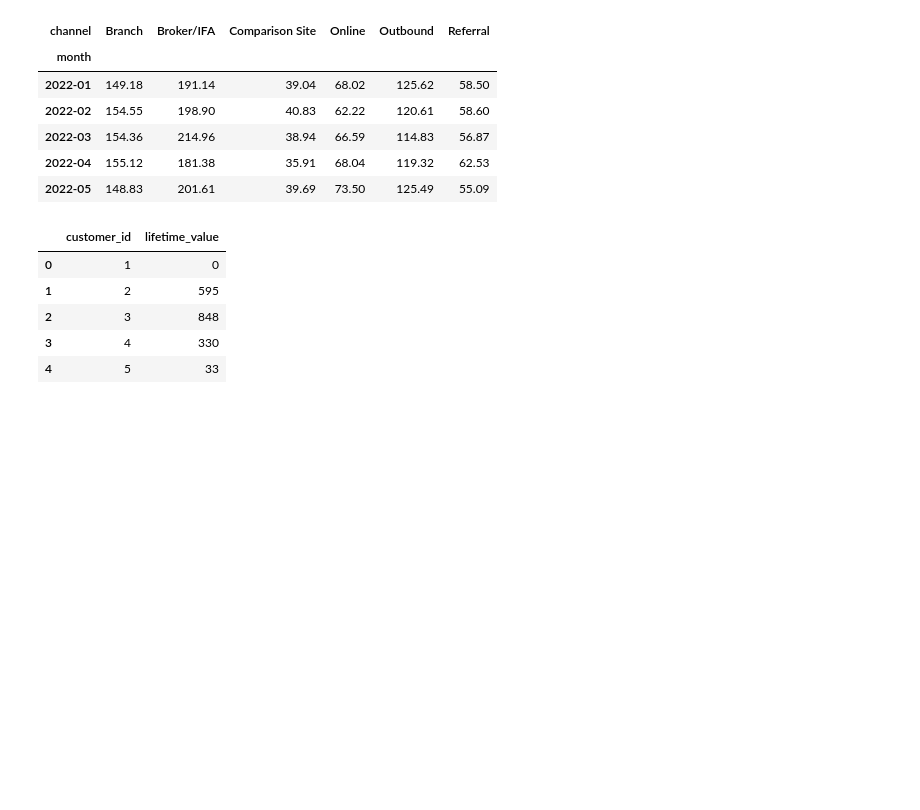
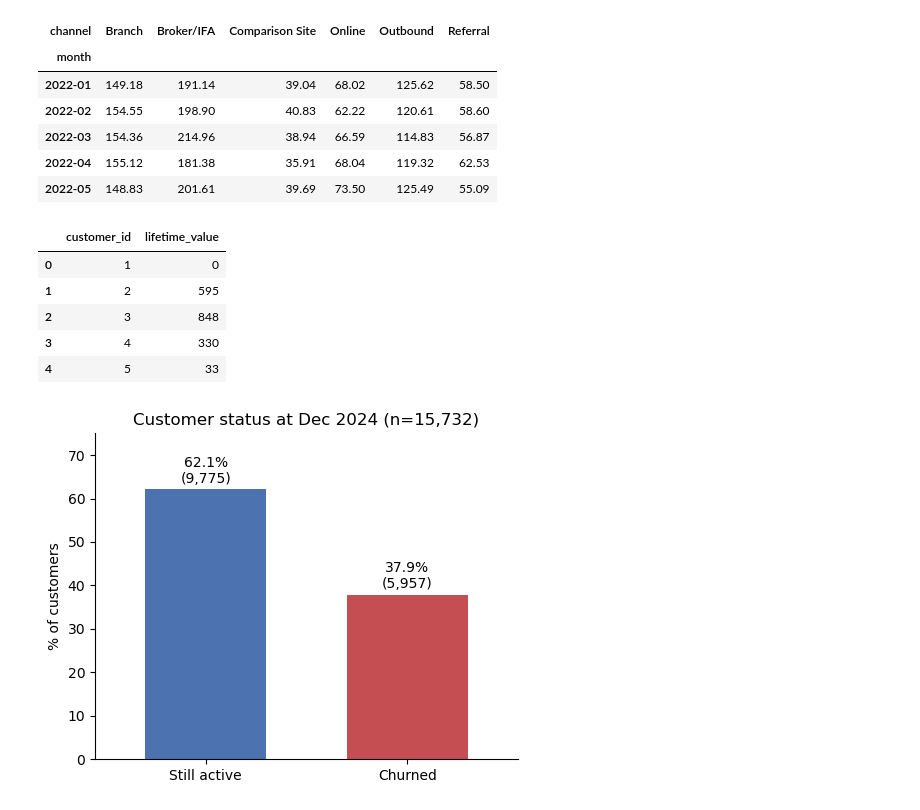
Before and after one commit to oum4r/Moneycraft-G2, a Jupyter notebook: Moneycraft_G2.ipynb, the cells around one changed output. Drawn from its saved outputs; the diff is of its cells as text; code cells hidden in the pictures; blank space fills up the shorter version.

```diff
--- a/Moneycraft_G2.ipynb
+++ b/Moneycraft_G2.ipynb
@@ -72,3 +72,25 @@ df_LTV.head()
 | 2 | 3 | 848 |
 | 3 | 4 | 330 |
 | 4 | 5 | 33 |
+# %%
+import matplotlib.pyplot as plt
+
+END = df_acc['month'].max()
+last = df_acc.groupby('customer_id')['month'].max()
+status = (last < END).map({True: 'Churned', False: 'Still active'})
+
+counts = status.value_counts()
+prop = counts / counts.sum() * 100
+
+fig, ax = plt.subplots(figsize=(5, 4))
+prop.plot(kind='bar', ax=ax, color=['#4C72B0', '#C44E52'], rot=0, width=.6)
+ax.set_ylabel('% of customers')
+ax.set_xlabel('')
+ax.set_title('Customer status at Dec 2024 (n=15,732)')
+ax.set_ylim(0, 75)
+for i, v in enumerate(prop):
+    ax.text(i, v + 1.5, f'{v:.1f}%\n({counts.iloc[i]:,})', ha='center')
+ax.spines[['top', 'right']].set_visible(False)
+plt.tight_layout()
+# %% [output]
+[figure, added]
```
Also changed, not shown: 5 other files.
